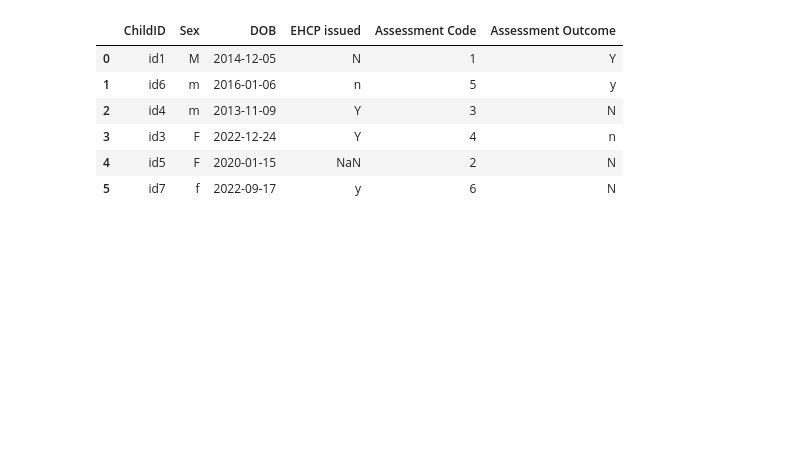
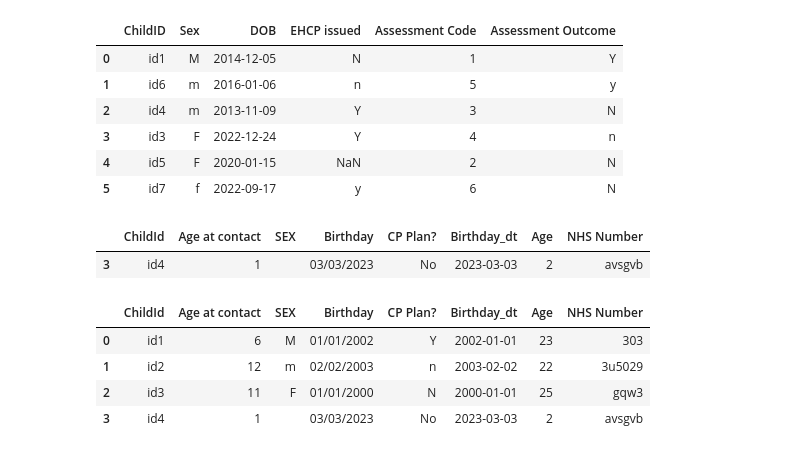
Before and after one commit to RuebenMF/Python-training, a Jupyter notebook: session_4.ipynb, the cells around one changed output. Saved outputs shown, nothing was run; the diff lists cells and outputs as text; code cells hidden in the pictures; blank space fills up the shorter version.

```diff
--- a/session_4.ipynb
+++ b/session_4.ipynb
@@ -113,3 +185,44 @@ df
 | 3 | id3 | F | 2022-12-24 | Y | 4 | n |
 | 4 | id5 | F | 2020-01-15 | NaN | 2 | N |
 | 5 | id7 | f | 2022-09-17 | y | 6 | N |
+# %%
+#SLICING
+child_info
+
+#creating a new variable with our condition. This applys the condition to each value in the columnm, returning true or false for each one.
+under_5_cond = child_info['Age']<5
+
+#creates a new variable with the same data as a dataframe
+under_5_df = child_info[under_5_cond]
+
+#reverse our logic
+over_5_df = child_info[~under_5_cond]
+
+#inclusive of 5 year olds example
+ages_5_and_under_cond = child_info['Age'] <= 5
+ages_5_and_under_df = child_info[ages_5_and_under_cond]
+
+ages_5_and_under_df
+# %% [output]
+|  | ChildId | Age at contact | SEX | Birthday | CP Plan? | Birthday_dt | Age | NHS Number |
+| 3 | id4 | 1 |  | 03/03/2023 | No | 2023-03-03 | 2 | avsgvb |
+# %%
+# | pipe is OR. & ampersand is AND.
+# For more inforamtion search 'bitwise operators'.
+
+over_5_cond = child_info['Age'] > 5
+under_20_cond = child_info['Age'] < 20
+
+#combine them like this
+between_5_20 = child_info[over_5_cond & under_20_cond]
+
+#or like this. remember each condition needs parenthases so it is evaluated separately
+not_between_5_20 = child_info[(child_info['Age'] < 5) | (child_info['Age'] > 20)]
+
+not_between_5_20
+# %% [output]
+|  | ChildId | Age at contact | SEX | Birthday | CP Plan? | Birthday_dt | Age | NHS Number |
+| 0 | id1 | 6 | M | 01/01/2002 | Y | 2002-01-01 | 23 | 303 |
+| 1 | id2 | 12 | m | 02/02/2003 | n | 2003-02-02 | 22 | 3u5029 |
+| 2 | id3 | 11 | F | 01/01/2000 | N | 2000-01-01 | 25 | gqw3 |
+| 3 | id4 | 1 |  | 03/03/2023 | No | 2023-03-03 | 2 | avsgvb |
```
Also changed, not shown: parts of 7 cells of this notebook, 1 other file.
